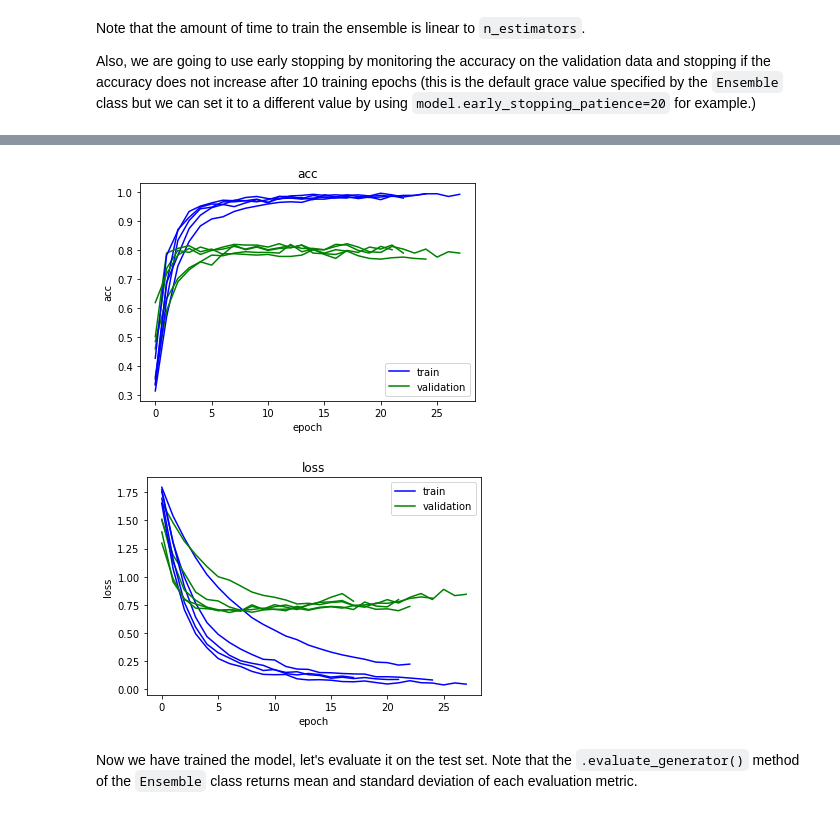
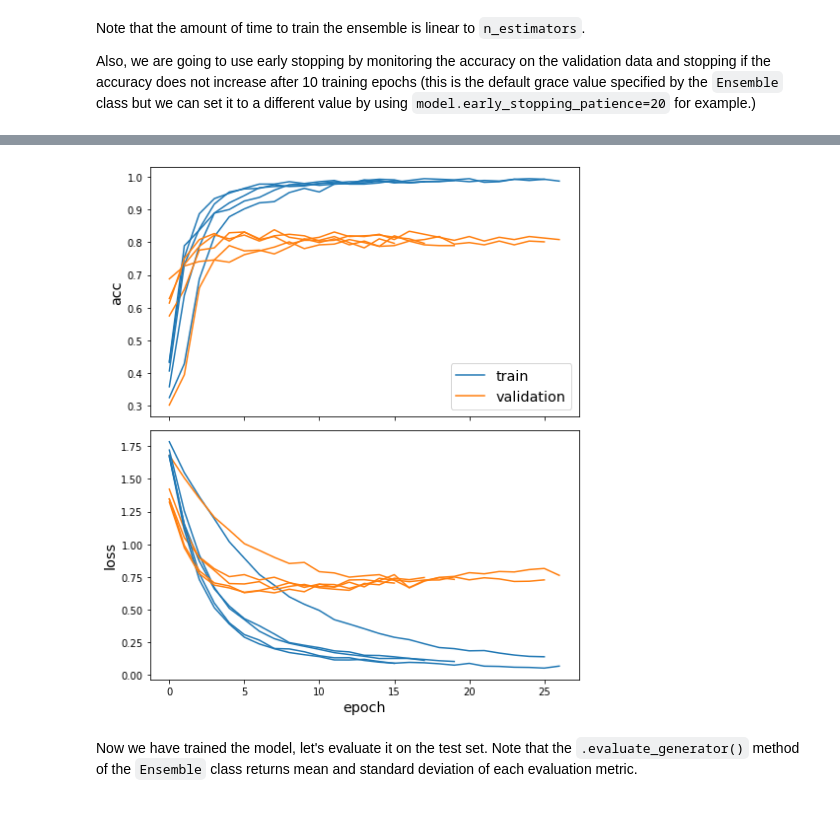
Before and after one commit to stellargraph/stellar-practical-ml-on-graphs, a Jupyter notebook: notebooks/ensemble-node-classification-example.ipynb, the cells around one changed output, grey strips where cells are left out. Drawn from its saved outputs; the diff is of its cells as text; code cells hidden in the pictures.

```diff
--- a/notebooks/ensemble-node-classification-example.ipynb
+++ b/notebooks/ensemble-node-classification-example.ipynb
@@ -419,8 +436,7 @@ else:
-# %%
-plot_history(history)
-# %% [output]
-[figure, removed]
-[figure, removed]
+# %%
+sg.utils.plot_history(history)
+# %% [output]
+[figure, added]
 # %% [markdown]
 Now we have trained the model, let's evaluate it on the test set. Note that the `.evaluate_generator()` method of the `Ensemble` class returns mean and standard deviation of each evaluation metric.
 # %%
```
Also changed, not shown: parts of 11 cells of this notebook.
